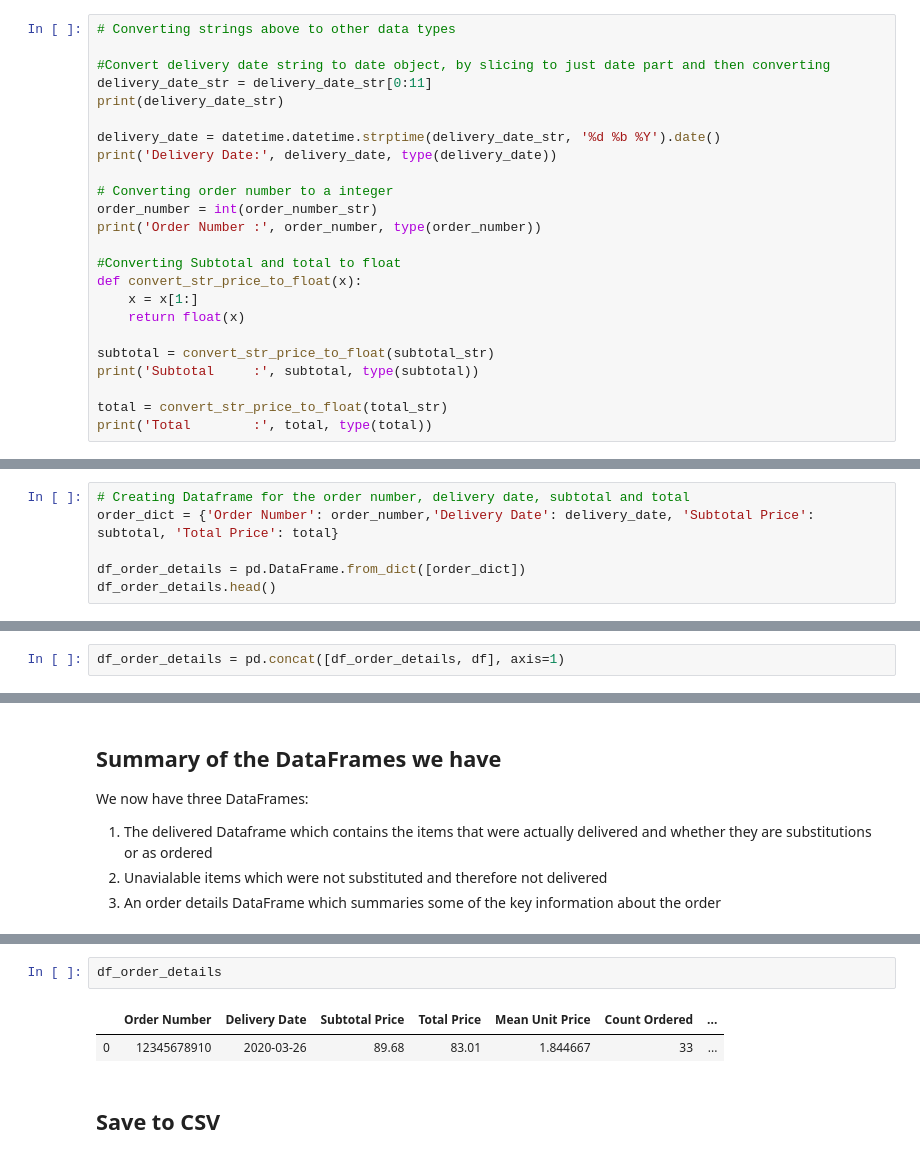
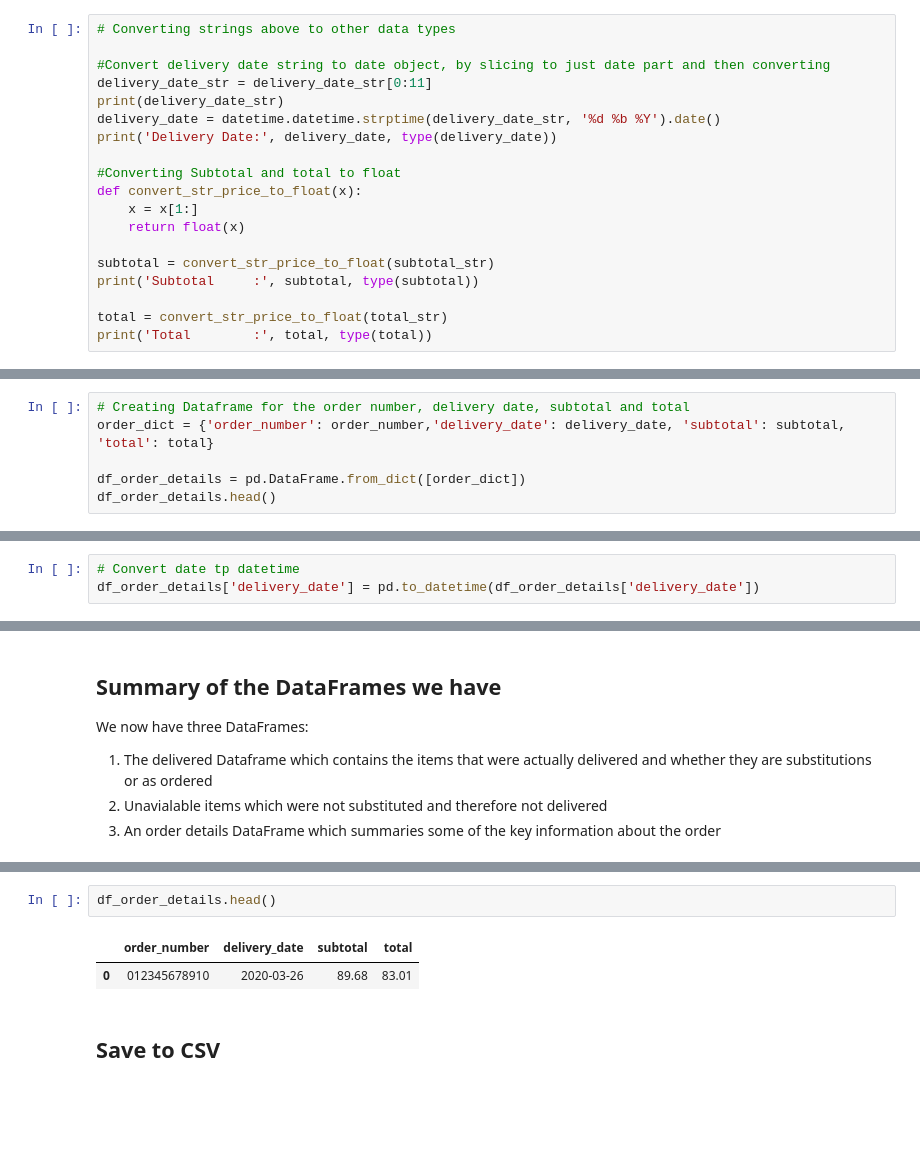
Before and after one commit to Richard-D-Todd/Groceries-Analysis, a Jupyter notebook: Extract data from ASDA emails.ipynb, the cells around one changed output, grey strips where cells are left out. Saved outputs shown, nothing was run; the diff lists cells and outputs as text; blank space fills up the shorter version.

```diff
--- a/Extract data from ASDA emails.ipynb
+++ b/Extract data from ASDA emails.ipynb
@@ -115,13 +136,8 @@ Total is     : £83.01 <class 'str'>
 #Convert delivery date string to date object, by slicing to just date part and then converting
 delivery_date_str = delivery_date_str[0:11]
 print(delivery_date_str)
-
 delivery_date = datetime.datetime.strptime(delivery_date_str, '%d %b %Y').date()
 print('Delivery Date:', delivery_date, type(delivery_date))
-
-# Converting order number to a integer
-order_number = int(order_number_str)
-print('Order Number :', order_number, type(order_number))
 
 #Converting Subtotal and total to float
 def convert_str_price_to_float(x):
@@ -348,7 +363,7 @@ df_ordered.head()
 | 4 | ASDA Crispy Potato Slices 300g | 1 | £0.85 |
 # %%
 # Creating Dataframe for the order number, delivery date, subtotal and total
-order_dict = {'Order Number': order_number,'Delivery Date': delivery_date, 'Subtotal Price': subtotal, 'Total Price': total}
+order_dict = {'order_number': order_number,'delivery_date': delivery_date, 'subtotal': subtotal, 'total': total}
 
 df_order_details = pd.DataFrame.from_dict([order_dict])
 df_order_details.head()
@@ -734,2 +709,0 @@ df.head()
-# %%
-df_order_details = pd.concat([df_order_details, df], axis=1)
@@ -735,0 +717,3 @@ df_order_details = pd.concat([df_order_details, df], axis=1)
+# %%
+# Convert date tp datetime
+df_order_details['delivery_date'] = pd.to_datetime(df_order_details['delivery_date'])
@@ -767,8 +759,8 @@ df_unavail.head()
 # %%
-df_order_details
+df_order_details.head()
 # %% [output]
-|  | Order Number | Delivery Date | Subtotal Price | Total Price | Mean Unit Price | Count Ordered | ... |
-| 0 | 12345678910 | 2020-03-26 | 89.68 | 83.01 | 1.844667 | 33 | ... |
+|  | order_number | delivery_date | subtotal | total |
+| 0 | 012345678910 | 2020-03-26 | 89.68 | 83.01 |
 # %% [markdown]
 ## Save to CSV
 # %%
```
Also changed, not shown: parts of 68 cells of this notebook, 9 other files.
